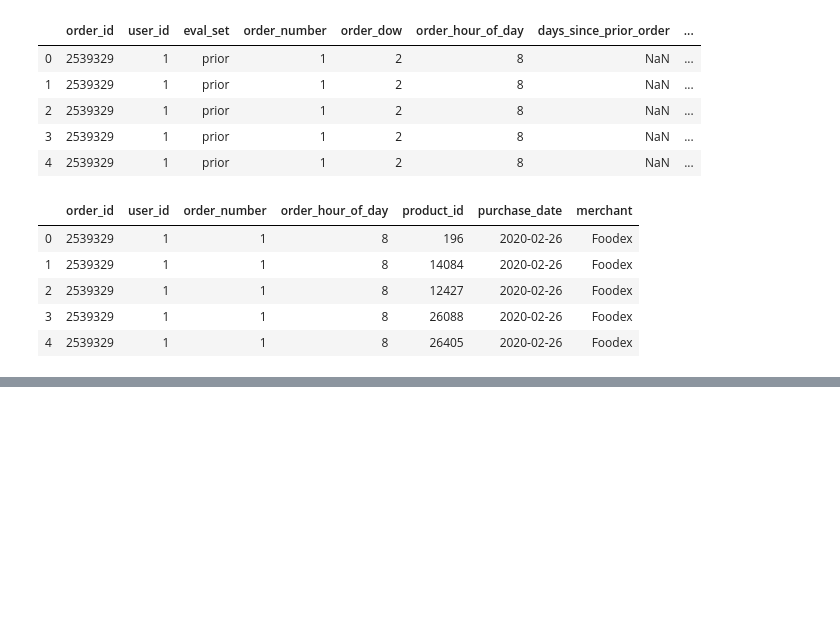
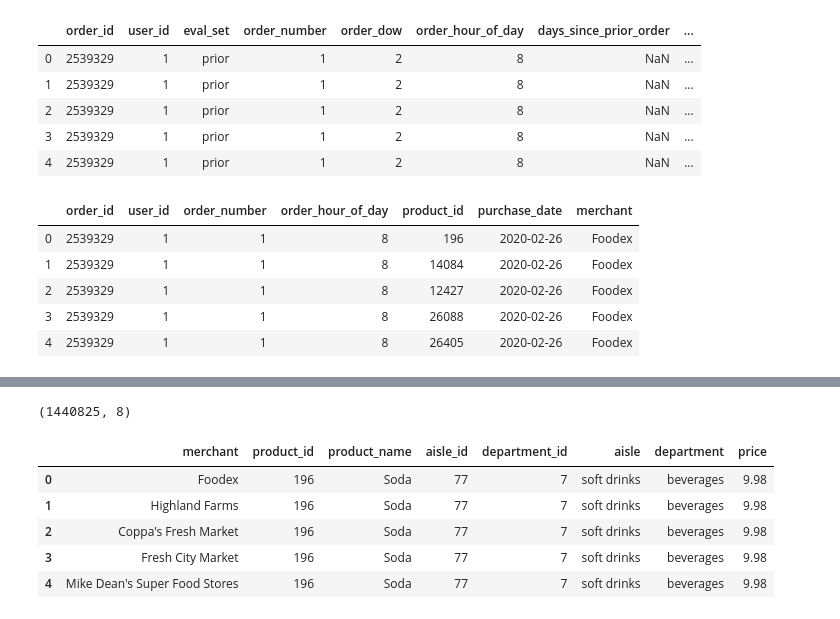
Before and after one commit to hanhanwu/Hanhan_Break_the_Limits, a Jupyter notebook: Bank_Fantasy/Golden_Bridge/data_preprocessing.ipynb, the cells around one changed output, grey strips where cells are left out. Drawn from its saved outputs; the diff is of its cells as text; code cells hidden in the pictures; blank space fills up the shorter version.

```diff
--- a/Bank_Fantasy/Golden_Bridge/data_preprocessing.ipynb
+++ b/Bank_Fantasy/Golden_Bridge/data_preprocessing.ipynb
@@ -287,0 +328,4 @@ order_prod_df.to_pickle('merchant_order.pkl')
+# %%
+merchant_prod_df = merchant_prod_df.merge(departments_df, on='department_id')
+print(merchant_prod_df.shape)
+merchant_prod_df.head()
@@ -287,0 +412,4 @@ order_prod_df.to_pickle('merchant_order.pkl')
+# %%
+prod_depart_df = merchant_prod_df[['product_id', 'department']].drop_duplicates()
+print(prod_depart_df.shape)
+prod_depart_df.head()
@@ -287,0 +424,9 @@ order_prod_df.to_pickle('merchant_order.pkl')
+# %%
+prod_depart_records = prod_depart_df.values.tolist()
+
+for r in prod_depart_records:
+    price_range = depart_price_range_dct[r[1]]
+    rand_price = random.uniform(price_range[0], price_range[1])
+    r.append(round(rand_price, 2))
+
+print(prod_depart_records[4:10])
@@ -287,0 +435,7 @@ order_prod_df.to_pickle('merchant_order.pkl')
+# %%
+prod_depart_df = pd.DataFrame(prod_depart_records)
+prod_depart_df.columns = ['product_id', 'department', 'price']
+print(prod_depart_df.shape)
+
+print(min(prod_depart_df['price']), max(prod_depart_df['price']))
+prod_depart_df.head()
@@ -287,0 +451,13 @@ order_prod_df.to_pickle('merchant_order.pkl')
+# %%
+merchant_prod_df = merchant_prod_df.merge(prod_depart_df[['product_id', 'price']], on='product_id')
+print(merchant_prod_df.shape)
+
+merchant_prod_df.head()
+# %% [output]
+(1440825, 8)
+|  | merchant | product_id | product_name | aisle_id | department_id | aisle | department | price |
+| 0 | Foodex | 196 | Soda | 77 | 7 | soft drinks | beverages | 9.98 |
+| 1 | Highland Farms | 196 | Soda | 77 | 7 | soft drinks | beverages | 9.98 |
+| 2 | Coppa's Fresh Market | 196 | Soda | 77 | 7 | soft drinks | beverages | 9.98 |
+| 3 | Fresh City Market | 196 | Soda | 77 | 7 | soft drinks | beverages | 9.98 |
+| 4 | Mike Dean's Super Food Stores | 196 | Soda | 77 | 7 | soft drinks | beverages | 9.98 |
```
Also changed, not shown: parts of 23 cells of this notebook.
